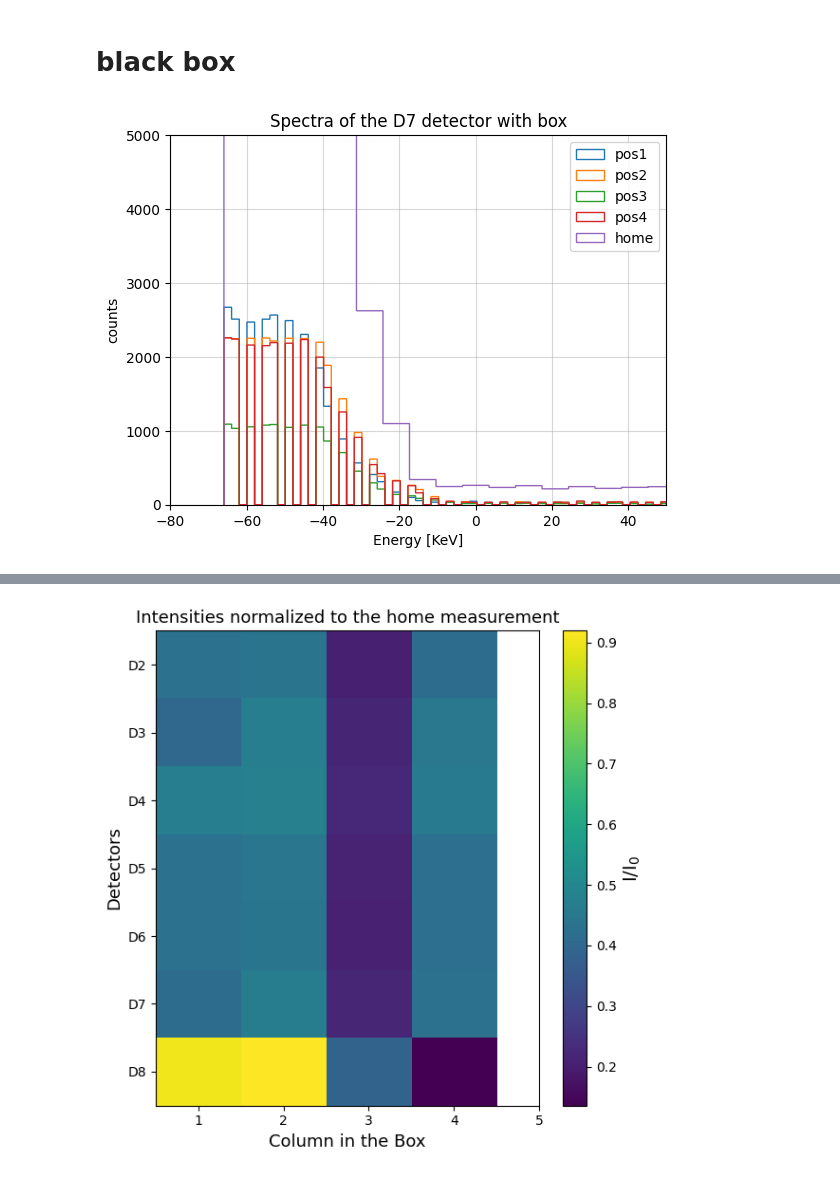
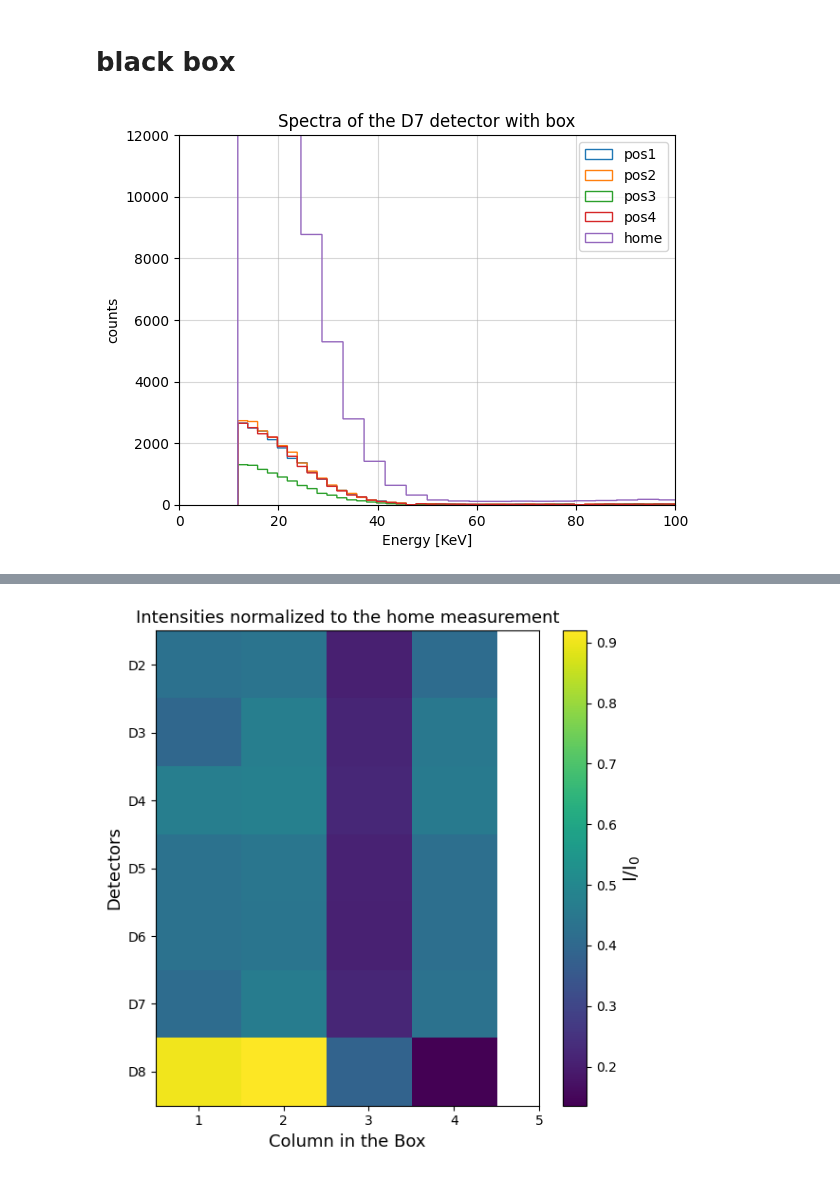
Before and after one commit to b3n3d3tt4/imaging, a Jupyter notebook: analisi.ipynb, the cells around one changed output, grey strips where cells are left out. Drawn from its saved outputs; the diff is of its cells as text; code cells hidden in the pictures.

Commit message:
migliorato niente la calibrazione del 7 è una cosa ripugnante

```diff
--- a/analisi.ipynb
+++ b/analisi.ipynb
@@ -123,35 +125,36 @@ y_calib = np.array([511, 1275]) #KeV
 #__________________________________________________________________________________________________________
 xD1 = np.array([d1norm1[0][1], d1norm2[0][1]])
 sxD1 = np.array([d1norm1[1][1], d1norm2[1][1],])
-calibrazioneD1 = bbb.linear_regression(xD1, y_calib, sx=sxD1, sy = None, xlabel='ADC channels', ylabel='Energy [KeV]', titolo='Calibration fit D1', plot='no')
+calibrazioneD1 = bbb.linear_regression(xD1, y_calib, sx=sxD1, sy = None, xlabel='ADC channels', ylabel='Energy [KeV]', titolo='Calibration fit D1')
 print('__________________________________________________________________________________________________________')
 xD2 = np.array([d2norm1[0][1], d2norm2[0][1]])
 sxD2 = np.array([d2norm1[1][1], d2norm2[1][1],])
-calibrazioneD2 = bbb.linear_regression(xD2, y_calib, sx=sxD2, sy = None, xlabel='ADC channels', ylabel='Energy [KeV]', titolo='Calibration fit D2', plot='no')
+calibrazioneD2 = bbb.linear_regression(xD2, y_calib, sx=sxD2, sy = None, xlabel='ADC channels', ylabel='Energy [KeV]', titolo='Calibration fit D2')
 print('__________________________________________________________________________________________________________')
 xD3 = np.array([d3norm1[0][1], d3norm2[0][1]])
 sxD3 = np.array([d3norm1[1][1], d3norm2[1][1],])
-calibrazioneD3 = bbb.linear_regression(xD3, y_calib, sx=sxD3, sy = None, xlabel='ADC channels', ylabel='Energy [KeV]', titolo='Calibration fit D3', plot='no')
+calibrazioneD3 = bbb.linear_regression(xD3, y_calib, sx=sxD3, sy = None, xlabel='ADC channels', ylabel='Energy [KeV]', titolo='Calibration fit D3')
 print('__________________________________________________________________________________________________________')
 xD4 = np.array([d4norm1[0][1], d4norm2[0][1]])
 sxD4 = np.array([d4norm1[1][1], d4norm2[1][1],])
-calibrazioneD4 = bbb.linear_regression(xD4, y_calib, sx=sxD4, sy = None, xlabel='ADC channels', ylabel='Energy [KeV]', titolo='Calibration fit D4', plot='no')
+calibrazioneD4 = bbb.linear_regression(xD4, y_calib, sx=sxD4, sy = None, xlabel='ADC channels', ylabel='Energy [KeV]', titolo='Calibration fit D4')
 print('__________________________________________________________________________________________________________')
 xD5 = np.array([d5norm1[0][1], d5norm2[0][1]])
 sxD5 = np.array([d5norm1[1][1], d5norm2[1][1],])
-calibrazioneD5 = bbb.linear_regression(xD5, y_calib, sx=sxD5, sy = None, xlabel='ADC channels', ylabel='Energy [KeV]', titolo='Calibration fit D5', plot='no')
+calibrazioneD5 = bbb.linear_regression(xD5, y_calib, sx=sxD5, sy = None, xlabel='ADC channels', ylabel='Energy [KeV]', titolo='Calibration fit D5')
 print('__________________________________________________________________________________________________________')
 xD6 = np.array([d6norm1[0][1], d6norm2[0][1]])
 sxD6 = np.array([d6norm1[1][1], d6norm2[1][1],])
-calibrazioneD6 = bbb.linear_regression(xD6, y_calib, sx=sxD6, sy = None, xlabel='ADC channels', ylabel='Energy [KeV]', titolo='Calibration fit D6', plot='no')
+calibrazioneD6 = bbb.linear_regression(xD6, y_calib, sx=sxD6, sy = None, xlabel='ADC channels', ylabel='Energy [KeV]', titolo='Calibration fit D6')
 print('__________________________________________________________________________________________________________')
+y_calib_7 = np.array([])
 xD7 = np.array([d7norm1[0][1], d7norm2[0][1]])
 sxD7 = np.array([d7norm1[1][1], d7norm2[1][1],])
 calibrazioneD7 = bbb.linear_regression(xD7, y_calib, sx=sxD7, sy = None, xlabel='ADC channels', ylabel='Energy [KeV]', titolo='Calibration fit D7', plot='yes')
 print('__________________________________________________________________________________________________________')
 xD8 = np.array([d8norm1[0][1], d8norm2[0][1]])
 sxD8 = np.array([d8norm1[1][1], d8norm2[1][1],])
-calibrazioneD8 = bbb.linear_regression(xD8, y_calib, sx=sxD8, sy = None, xlabel='ADC channels', ylabel='Energy [KeV]', titolo='Calibration fit D8', plot='no')
+calibrazioneD8 = bbb.linear_regression(xD8, y_calib, sx=sxD8, sy = None, xlabel='ADC channels', ylabel='Energy [KeV]', titolo='Calibration fit D8')
 # %% [output]
 Parametri ottimizzati:
 -----------------------------------------------
@@ -552,18 +555,18 @@ d8_3 = np.asarray(d8_pos3['Data_R;1']['Energy'].array() * calibrazioneD8[0] + ca
 d8_4 = np.asarray(d8_pos4['Data_R;1']['Energy'].array() * calibrazioneD8[0] + calibrazioneD8[1])
 d8_box_calib = [d8_1, d8_2, d8_3, d8_4]
 # %%
-plt.hist(d7_1, bins=int(d7_1.max()/2), histtype='step', label='pos1')
-plt.hist(d7_2, bins=int(d7_2.max()/2), histtype='step', label='pos2')
-plt.hist(d7_3, bins=int(d7_3.max()/2), histtype='step', label='pos3')
-plt.hist(d7_4, bins=int(d7_4.max()/2), histtype='step', label='pos4')
-plt.hist(hm_d7_def, bins=int(hm_d7.max()/2), histtype='step', label='home')
+plt.hist(d3_1, bins=int(d3_1.max()/2), histtype='step', label='pos1')
+plt.hist(d3_2, bins=int(d3_2.max()/2), histtype='step', label='pos2')
+plt.hist(d3_3, bins=int(d3_3.max()/2), histtype='step', label='pos3')
+plt.hist(d3_4, bins=int(d3_4.max()/2), histtype='step', label='pos4')
+plt.hist(hm_d3_def, bins=int(hm_d3.max()/2), histtype='step', label='home')
 plt.xlabel('Energy [KeV]')
 plt.ylabel('counts')
 plt.title('Spectra of the D7 detector with box')
-plt.xlim(-80, 50)
-plt.ylim(0, 5000)
+plt.xlim(0, 100)
+plt.ylim(0, 12000)
 plt.legend()
 plt.grid(alpha=0.5)
 plt.show()
 # %% [output]
-[figure, old version]
+[figure, new version]
```
Also changed, not shown: parts of 14 cells of this notebook.
